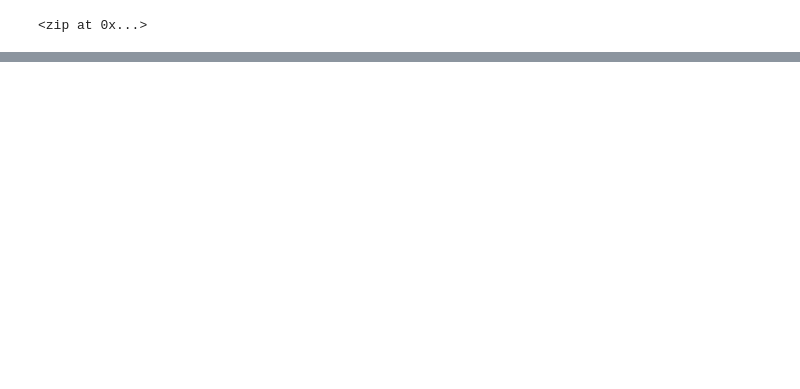
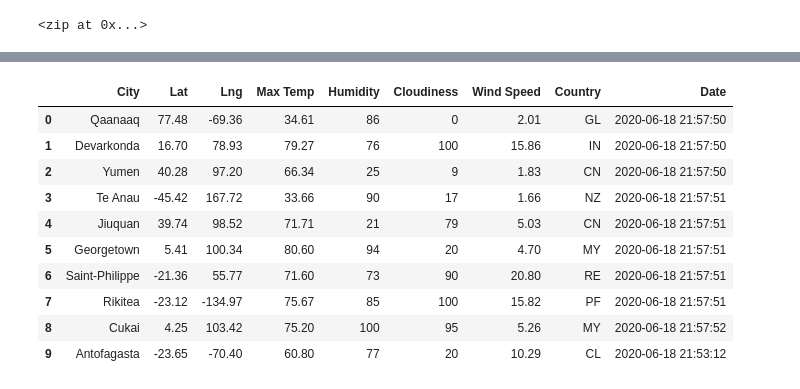
Before and after one commit to elenaguilarv/World_Weather_Analysis, a Jupyter notebook: WeatherPy.ipynb, the cells around one changed output, grey strips where cells are left out. Saved outputs shown, nothing was run; the diff lists cells and outputs as text; code cells hidden in the pictures; blank space fills up the shorter version.

Commit message:
modifying .gitignore and adding WeatherPy file

```diff
--- a/WeatherPy.ipynb
+++ b/WeatherPy.ipynb
@@ -32,0 +42,3 @@ len(cities)
+# %%
+# Starting URL for Weather Map API Call.
+url = "http://api.openweathermap.org/data/2.5/weather?units=Imperial&APPID=df86c2b20e7a4084b20b7cfad7449f65"
@@ -32,0 +123,17 @@ len(cities)
+# %%
+# Convert the array of dictionaries to a Pandas DataFrame.
+import pandas as pd
+city_data_df = pd.DataFrame(city_data)
+city_data_df.head(10)
+# %% [output]
+|  | City | Lat | Lng | Max Temp | Humidity | Cloudiness | Wind Speed | Country | Date |
+| 0 | Qaanaaq | 77.48 | -69.36 | 34.61 | 86 | 0 | 2.01 | GL | 2020-06-18 21:57:50 |
+| 1 | Devarkonda | 16.70 | 78.93 | 79.27 | 76 | 100 | 15.86 | IN | 2020-06-18 21:57:50 |
+| 2 | Yumen | 40.28 | 97.20 | 66.34 | 25 | 9 | 1.83 | CN | 2020-06-18 21:57:50 |
+| 3 | Te Anau | -45.42 | 167.72 | 33.66 | 90 | 17 | 1.66 | NZ | 2020-06-18 21:57:51 |
+| 4 | Jiuquan | 39.74 | 98.52 | 71.71 | 21 | 79 | 5.03 | CN | 2020-06-18 21:57:51 |
+| 5 | Georgetown | 5.41 | 100.34 | 80.60 | 94 | 20 | 4.70 | MY | 2020-06-18 21:57:51 |
+| 6 | Saint-Philippe | -21.36 | 55.77 | 71.60 | 73 | 90 | 20.80 | RE | 2020-06-18 21:57:51 |
+| 7 | Rikitea | -23.12 | -134.97 | 75.67 | 85 | 100 | 15.82 | PF | 2020-06-18 21:57:51 |
+| 8 | Cukai | 4.25 | 103.42 | 75.20 | 100 | 95 | 5.26 | MY | 2020-06-18 21:57:52 |
+| 9 | Antofagasta | -23.65 | -70.40 | 60.80 | 77 | 20 | 10.29 | CL | 2020-06-18 21:53:12 |
```
Also changed, not shown: parts of 5 cells of this notebook, 1 other file.
